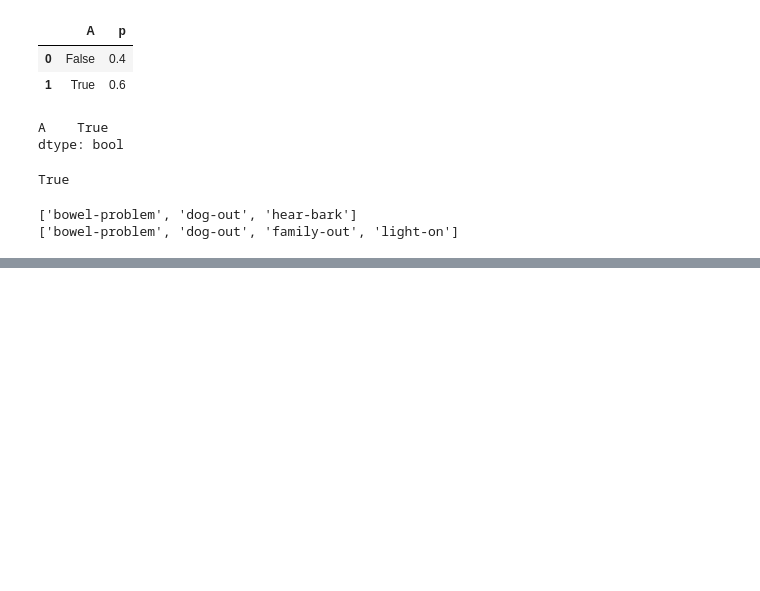
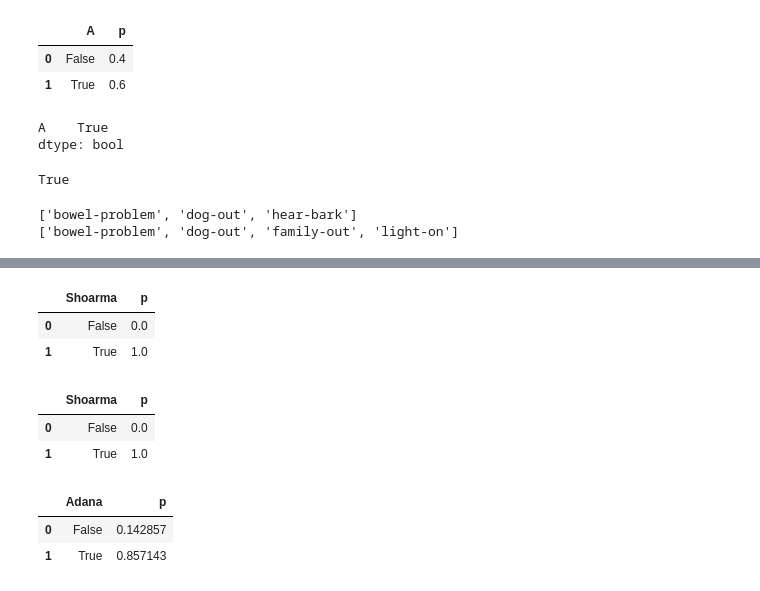
Before and after one commit to OlegBEZb/KR21_project2, a Jupyter notebook: KR_assignment_2.ipynb, the cells around one changed output, grey strips where cells are left out. Drawn from its saved outputs; the diff is of its cells as text; code cells hidden in the pictures; blank space fills up the shorter version.

```diff
--- a/KR_assignment_2.ipynb
+++ b/KR_assignment_2.ipynb
@@ -242,0 +338,24 @@ for path in nx.all_simple_paths(bn.structure_unidirected, 'bowel-problem', ['lig
+# %%
+bn.variable_elimination(Q=set(['Shoarma']), order='min_degree_order')
+# %% [output]
+|  | Shoarma | p |
+| 0 | False | 0.0 |
+| 1 | True | 1.0 |
+# %%
+bn.variable_elimination(Q=set(['Shoarma']),
+                        evidence=pd.Series({"Lamb": False,
+                                            "Beef": True}),
+                        order='min_degree_order')
+# %% [output]
+|  | Shoarma | p |
+| 0 | False | 0.0 |
+| 1 | True | 1.0 |
+# %%
+bn.variable_elimination(Q=set(['Adana']),
+                        evidence=pd.Series({"Lamb": False,
+                                            "Beef": True}),
+                        order='min_degree_order')
+# %% [output]
+|  | Adana | p |
+| 0 | False | 0.142857 |
+| 1 | True | 0.857143 |
```
Also changed, not shown: parts of 14 cells of this notebook, 4 other files.
